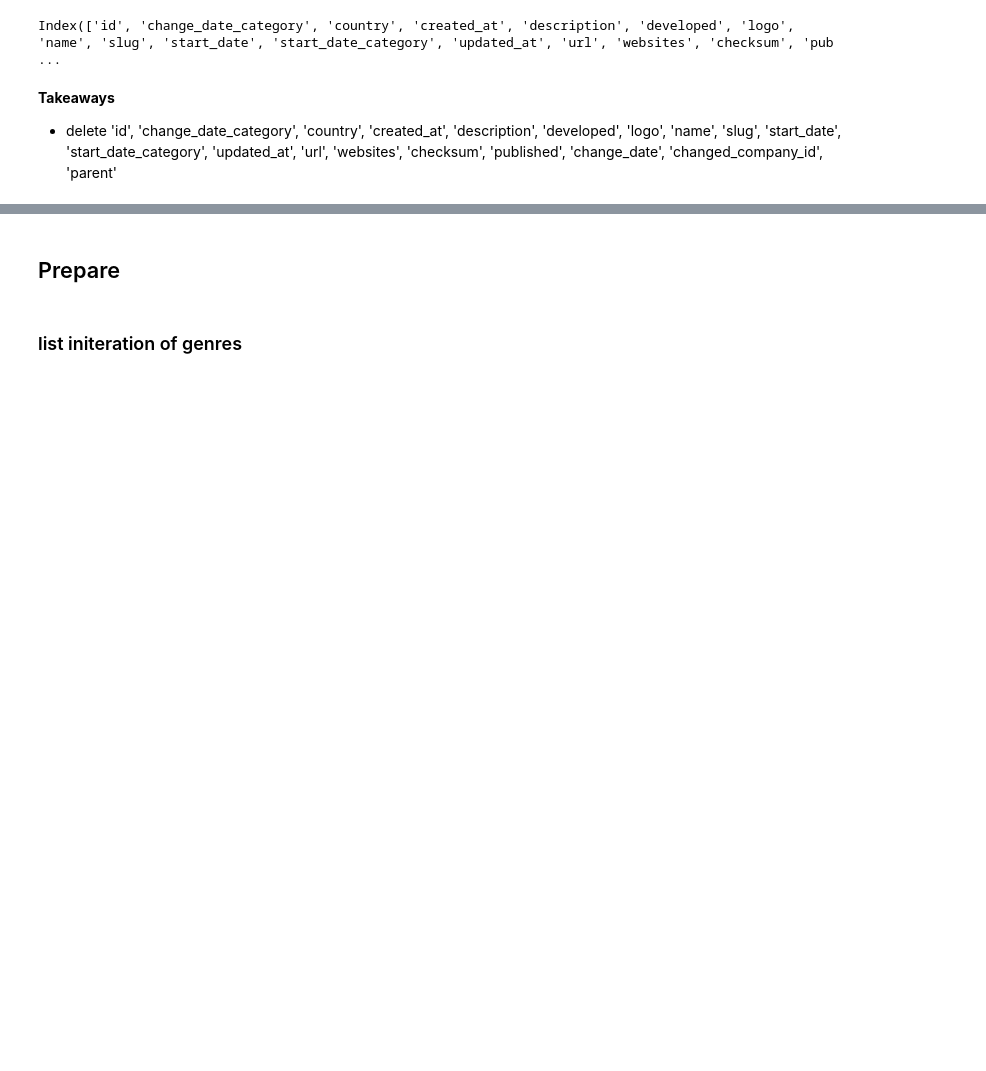
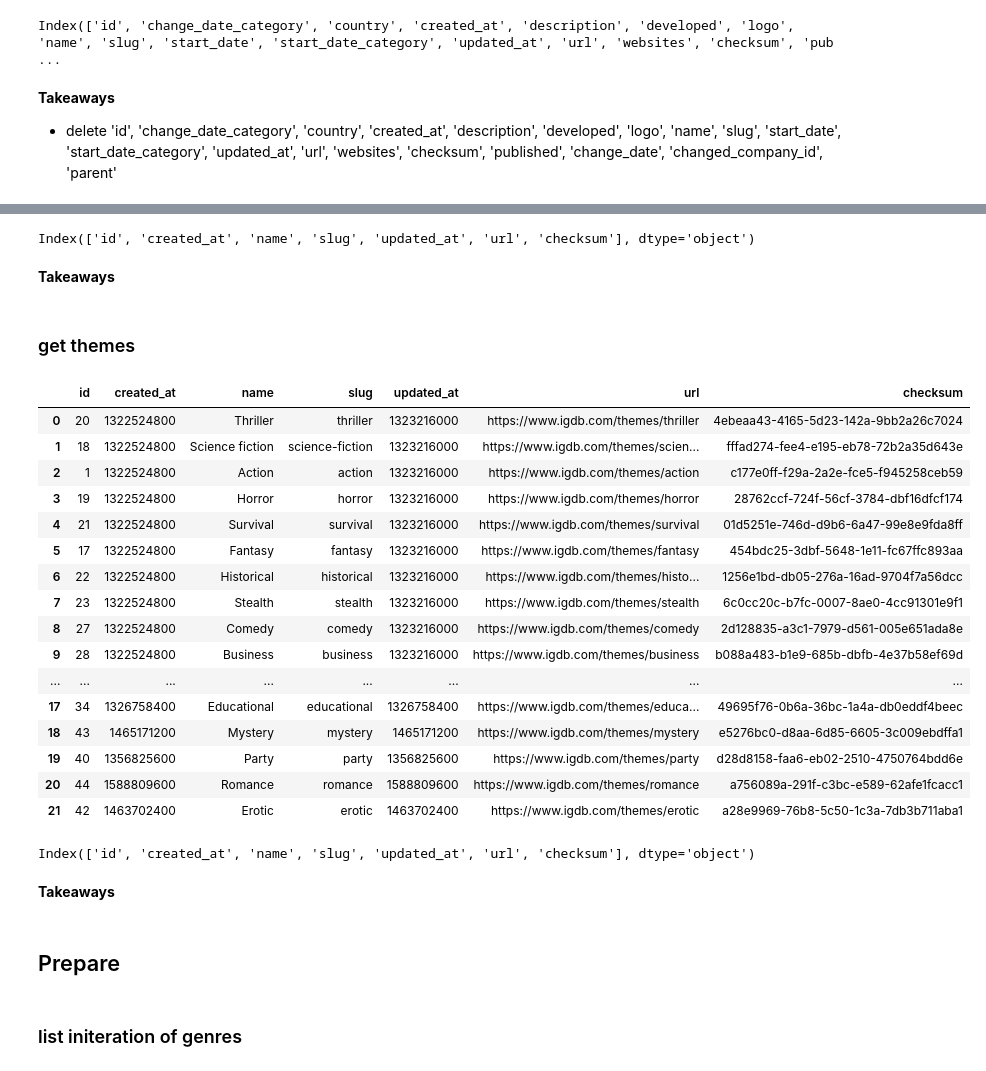
Before and after one commit to MrEnigmamgine/Videogame-Capstone_fork, a Jupyter notebook: jarrid_workbook.ipynb, the cells around one changed output, grey strips where cells are left out. Saved outputs shown, nothing was run; the diff lists cells and outputs as text; code cells hidden in the pictures; blank space fills up the shorter version.

```diff
--- a/jarrid_workbook.ipynb
+++ b/jarrid_workbook.ipynb
@@ -736,3 +1025,47 @@ Index(['id', 'change_date_category', 'country', 'created_at', 'description', 'de
+# %%
+player_perspectives.columns
+# %% [output]
+Index(['id', 'created_at', 'name', 'slug', 'updated_at', 'url', 'checksum'], dtype='object')
+# %% [markdown]
+**Takeaways**
+# %% [markdown]
+### get themes
+# %%
+def get_themes(wrapper):
+    themes= pd.DataFrame()
+    for i in range (0, 409):
+        modes = wrapper.api_request('themes', 'fields *; limit 500;' f'offset {i * 500};')
+        y = json.loads(modes)
+        results_df =pd.DataFrame(y)
+        themes = pd.concat([themes, results_df])
+    return themes
+# %%
+themes = get_themes(wrapper)
+themes
+# %% [output]
+|  | id | created_at | name | slug | updated_at | url | checksum |
+| 0 | 20 | 1322524800 | Thriller | thriller | 1323216000 | https://www.igdb.com/themes/thriller | 4ebeaa43-4165-5d23-142a-9bb2a26c7024 |
+| 1 | 18 | 1322524800 | Science fiction | science-fiction | 1323216000 | https://www.igdb.com/themes/scien... | fffad274-fee4-e195-eb78-72b2a35d643e |
+| 2 | 1 | 1322524800 | Action | action | 1323216000 | https://www.igdb.com/themes/action | c177e0ff-f29a-2a2e-fce5-f945258ceb59 |
+| 3 | 19 | 1322524800 | Horror | horror | 1323216000 | https://www.igdb.com/themes/horror | 28762ccf-724f-56cf-3784-dbf16dfcf174 |
+| 4 | 21 | 1322524800 | Survival | survival | 1323216000 | https://www.igdb.com/themes/survival | 01d5251e-746d-d9b6-6a47-99e8e9fda8ff |
+| 5 | 17 | 1322524800 | Fantasy | fantasy | 1323216000 | https://www.igdb.com/themes/fantasy | 454bdc25-3dbf-5648-1e11-fc67ffc893aa |
+| 6 | 22 | 1322524800 | Historical | historical | 1323216000 | https://www.igdb.com/themes/histo... | 1256e1bd-db05-276a-16ad-9704f7a56dcc |
+| 7 | 23 | 1322524800 | Stealth | stealth | 1323216000 | https://www.igdb.com/themes/stealth | 6c0cc20c-b7fc-0007-8ae0-4cc91301e9f1 |
+| 8 | 27 | 1322524800 | Comedy | comedy | 1323216000 | https://www.igdb.com/themes/comedy | 2d128835-a3c1-7979-d561-005e651ada8e |
+| 9 | 28 | 1322524800 | Business | business | 1323216000 | https://www.igdb.com/themes/business | b088a483-b1e9-685b-dbfb-4e37b58ef69d |
+| ... | ... | ... | ... | ... | ... | ... | ... |
+| 17 | 34 | 1326758400 | Educational | educational | 1326758400 | https://www.igdb.com/themes/educa... | 49695f76-0b6a-36bc-1a4a-db0eddf4beec |
+| 18 | 43 | 1465171200 | Mystery | mystery | 1465171200 | https://www.igdb.com/themes/mystery | e5276bc0-d8aa-6d85-6605-3c009ebdffa1 |
+| 19 | 40 | 1356825600 | Party | party | 1356825600 | https://www.igdb.com/themes/party | d28d8158-faa6-eb02-2510-4750764bdd6e |
+| 20 | 44 | 1588809600 | Romance | romance | 1588809600 | https://www.igdb.com/themes/romance | a756089a-291f-c3bc-e589-62afe1fcacc1 |
+| 21 | 42 | 1463702400 | Erotic | erotic | 1463702400 | https://www.igdb.com/themes/erotic | a28e9969-76b8-5c50-1c3a-7db3b711aba1 |
+# %%
+themes.columns
+# %% [output]
+Index(['id', 'created_at', 'name', 'slug', 'updated_at', 'url', 'checksum'], dtype='object')
+# %% [markdown]
+**Takeaways**
 # %% [markdown]
 ## Prepare
 # %% [markdown]
```
Also changed, not shown: parts of 44 cells of this notebook, 1 other file.
